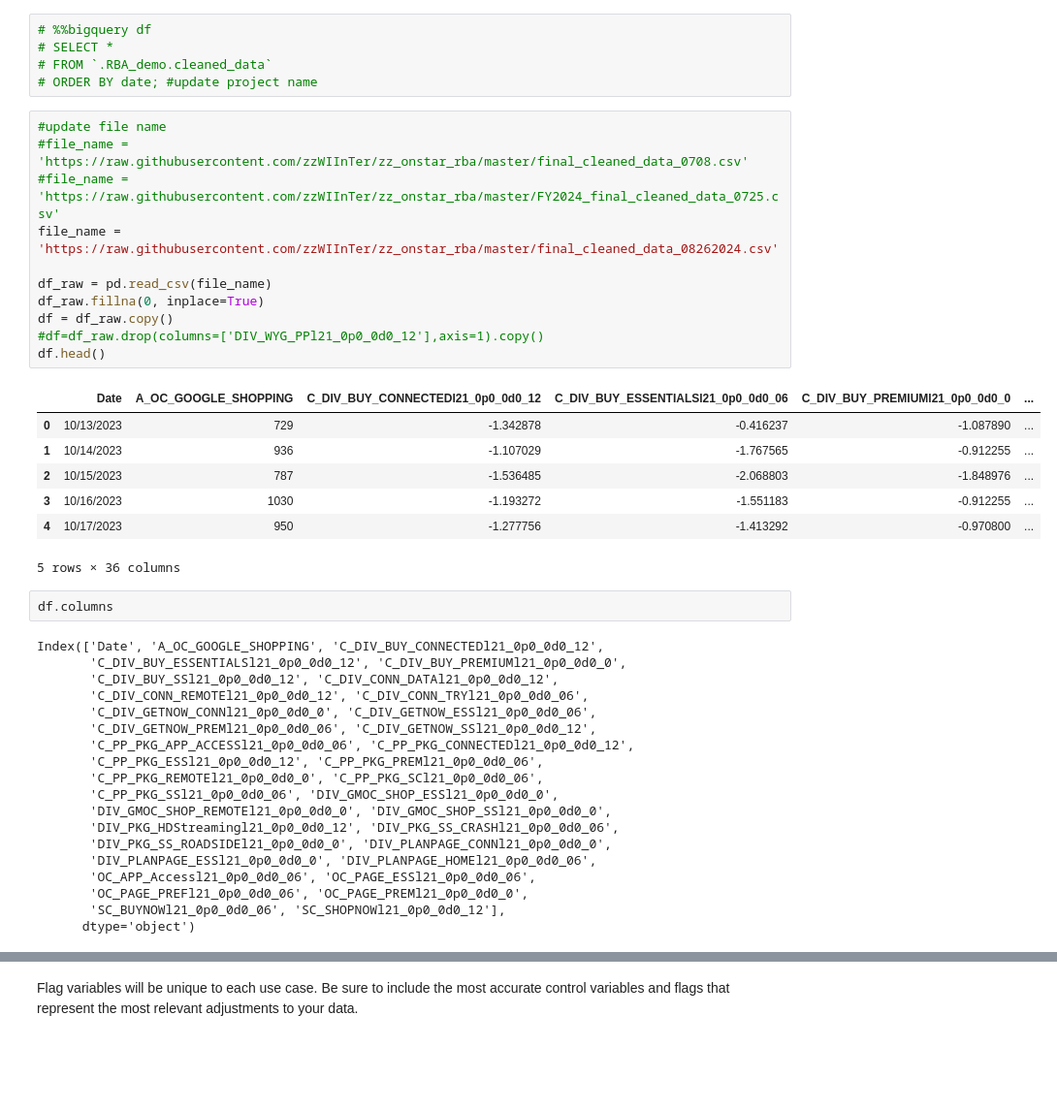
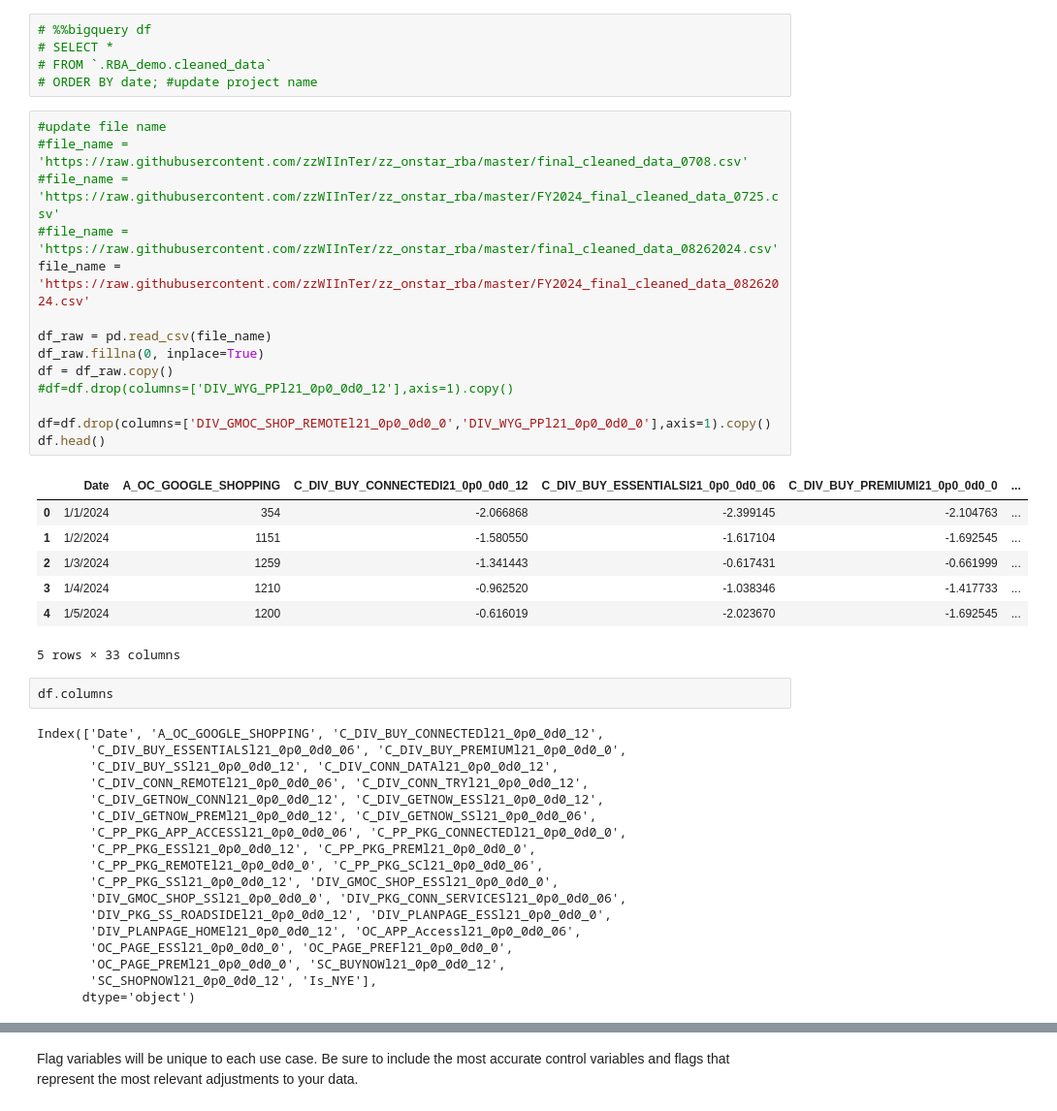
Before and after one commit to zzWIInTer/zz_onstar_rba, a Jupyter notebook: Standard Regression (BQML).ipynb, the cells around one changed output, grey strips where cells are left out. Shown at 97% size. Saved outputs shown, nothing was run; the diff lists cells and outputs as text; blank space fills up the shorter version.

```diff
--- a/Standard Regression (BQML).ipynb
+++ b/Standard Regression (BQML).ipynb
@@ -109,42 +109,44 @@ Pulls all of the data from the cleaned data table and stores into a dataframe "d
 # %%
 #update file name
 #file_name = 'https://raw.githubusercontent.com/zzWIInTer/zz_onstar_rba/master/final_cleaned_data_0708.csv'
 #file_name = 'https://raw.githubusercontent.com/zzWIInTer/zz_onstar_rba/master/FY2024_final_cleaned_data_0725.csv'
-file_name = 'https://raw.githubusercontent.com/zzWIInTer/zz_onstar_rba/master/final_cleaned_data_08262024.csv'
+#file_name = 'https://raw.githubusercontent.com/zzWIInTer/zz_onstar_rba/master/final_cleaned_data_08262024.csv'
+file_name = 'https://raw.githubusercontent.com/zzWIInTer/zz_onstar_rba/master/FY2024_final_cleaned_data_08262024.csv'
 
 df_raw = pd.read_csv(file_name)
 df_raw.fillna(0, inplace=True)
 df = df_raw.copy()
-#df=df_raw.drop(columns=['DIV_WYG_PPl21_0p0_0d0_12'],axis=1).copy()
+#df=df.drop(columns=['DIV_WYG_PPl21_0p0_0d0_12'],axis=1).copy()
+
+df=df.drop(columns=['DIV_GMOC_SHOP_REMOTEl21_0p0_0d0_0','DIV_WYG_PPl21_0p0_0d0_0'],axis=1).copy()
 df.head()
 # %% [output]
 |  | Date | A_OC_GOOGLE_SHOPPING | C_DIV_BUY_CONNECTEDl21_0p0_0d0_12 | C_DIV_BUY_ESSENTIALSl21_0p0_0d0_06 | C_DIV_BUY_PREMIUMl21_0p0_0d0_0 | ... |
-| 0 | 10/13/2023 | 729 | -1.342878 | -0.416237 | -1.087890 | ... |
-| 1 | 10/14/2023 | 936 | -1.107029 | -1.767565 | -0.912255 | ... |
-| 2 | 10/15/2023 | 787 | -1.536485 | -2.068803 | -1.848976 | ... |
-| 3 | 10/16/2023 | 1030 | -1.193272 | -1.551183 | -0.912255 | ... |
-| 4 | 10/17/2023 | 950 | -1.277756 | -1.413292 | -0.970800 | ... |
+| 0 | 1/1/2024 | 354 | -2.066868 | -2.399145 | -2.104763 | ... |
+| 1 | 1/2/2024 | 1151 | -1.580550 | -1.617104 | -1.692545 | ... |
+| 2 | 1/3/2024 | 1259 | -1.341443 | -0.617431 | -0.661999 | ... |
+| 3 | 1/4/2024 | 1210 | -0.962520 | -1.038346 | -1.417733 | ... |
+| 4 | 1/5/2024 | 1200 | -0.616019 | -2.023670 | -1.692545 | ... |
-5 rows × 36 columns
+5 rows × 33 columns
 # %%
 df.columns
 # %% [output]
 Index(['Date', 'A_OC_GOOGLE_SHOPPING', 'C_DIV_BUY_CONNECTEDl21_0p0_0d0_12',
-       'C_DIV_BUY_ESSENTIALSl21_0p0_0d0_12', 'C_DIV_BUY_PREMIUMl21_0p0_0d0_0',
+       'C_DIV_BUY_ESSENTIALSl21_0p0_0d0_06', 'C_DIV_BUY_PREMIUMl21_0p0_0d0_0',
        'C_DIV_BUY_SSl21_0p0_0d0_12', 'C_DIV_CONN_DATAl21_0p0_0d0_12',
-       'C_DIV_CONN_REMOTEl21_0p0_0d0_12', 'C_DIV_CONN_TRYl21_0p0_0d0_06',
-       'C_DIV_GETNOW_CONNl21_0p0_0d0_0', 'C_DIV_GETNOW_ESSl21_0p0_0d0_06',
-       'C_DIV_GETNOW_PREMl21_0p0_0d0_06', 'C_DIV_GETNOW_SSl21_0p0_0d0_12',
-       'C_PP_PKG_APP_ACCESSl21_0p0_0d0_06', 'C_PP_PKG_CONNECTEDl21_0p0_0d0_12',
-       'C_PP_PKG_ESSl21_0p0_0d0_12', 'C_PP_PKG_PREMl21_0p0_0d0_06',
+       'C_DIV_CONN_REMOTEl21_0p0_0d0_06', 'C_DIV_CONN_TRYl21_0p0_0d0_12',
+       'C_DIV_GETNOW_CONNl21_0p0_0d0_12', 'C_DIV_GETNOW_ESSl21_0p0_0d0_12',
+       'C_DIV_GETNOW_PREMl21_0p0_0d0_12', 'C_DIV_GETNOW_SSl21_0p0_0d0_06',
+       'C_PP_PKG_APP_ACCESSl21_0p0_0d0_06', 'C_PP_PKG_CONNECTEDl21_0p0_0d0_0',
+       'C_PP_PKG_ESSl21_0p0_0d0_12', 'C_PP_PKG_PREMl21_0p0_0d0_0',
        'C_PP_PKG_REMOTEl21_0p0_0d0_0', 'C_PP_PKG_SCl21_0p0_0d0_06',
-       'C_PP_PKG_SSl21_0p0_0d0_06', 'DIV_GMOC_SHOP_ESSl21_0p0_0d0_0',
-       'DIV_GMOC_SHOP_REMOTEl21_0p0_0d0_0', 'DIV_GMOC_SHOP_SSl21_0p0_0d0_0',
-       'DIV_PKG_HDStreamingl21_0p0_0d0_12', 'DIV_PKG_SS_CRASHl21_0p0_0d0_06',
-       'DIV_PKG_SS_ROADSIDEl21_0p0_0d0_0', 'DIV_PLANPAGE_CONNl21_0p0_0d0_0',
-       'DIV_PLANPAGE_ESSl21_0p0_0d0_0', 'DIV_PLANPAGE_HOMEl21_0p0_0d0_06',
-       'OC_APP_Accessl21_0p0_0d0_06', 'OC_PAGE_ESSl21_0p0_0d0_06',
-       'OC_PAGE_PREFl21_0p0_0d0_06', 'OC_PAGE_PREMl21_0p0_0d0_0',
-       'SC_BUYNOWl21_0p0_0d0_06', 'SC_SHOPNOWl21_0p0_0d0_12'],
+       'C_PP_PKG_SSl21_0p0_0d0_12', 'DIV_GMOC_SHOP_ESSl21_0p0_0d0_0',
+       'DIV_GMOC_SHOP_SSl21_0p0_0d0_0', 'DIV_PKG_CONN_SERVICESl21_0p0_0d0_06',
+       'DIV_PKG_SS_ROADSIDEl21_0p0_0d0_12', 'DIV_PLANPAGE_ESSl21_0p0_0d0_0',
+       'DIV_PLANPAGE_HOMEl21_0p0_0d0_12', 'OC_APP_Accessl21_0p0_0d0_06',
+       'OC_PAGE_ESSl21_0p0_0d0_0', 'OC_PAGE_PREFl21_0p0_0d0_0',
+       'OC_PAGE_PREMl21_0p0_0d0_0', 'SC_BUYNOWl21_0p0_0d0_12',
+       'SC_SHOPNOWl21_0p0_0d0_12', 'Is_NYE'],
       dtype='object')
 # %%
 df.info()
```
Also changed, not shown: parts of 12 cells of this notebook.
